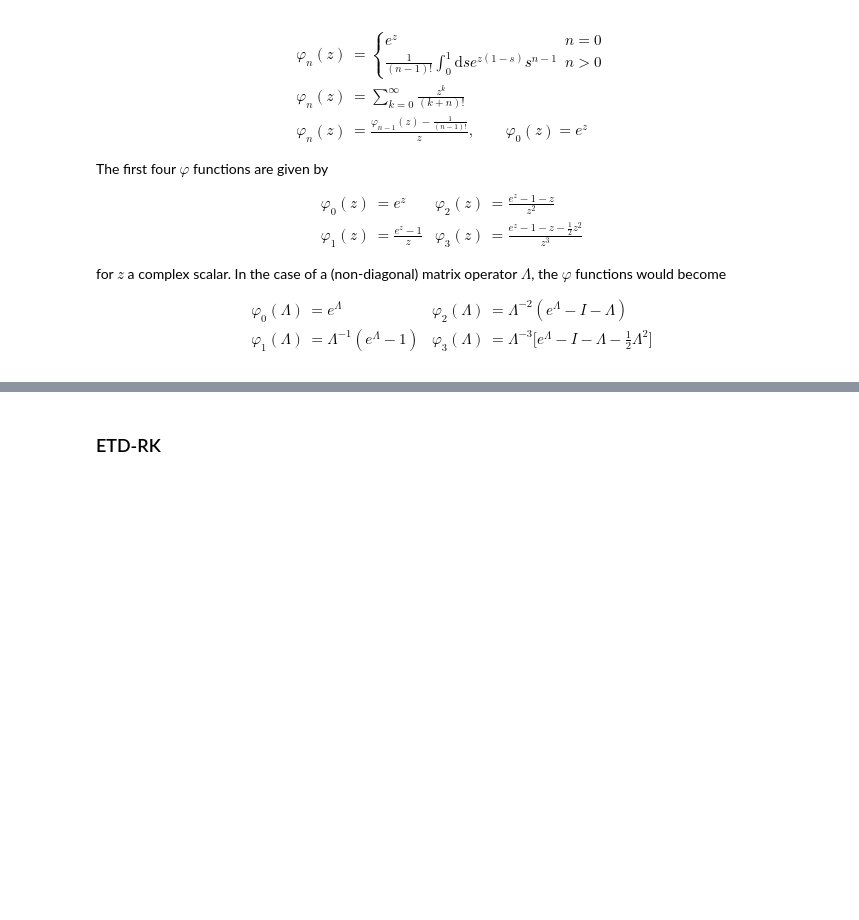
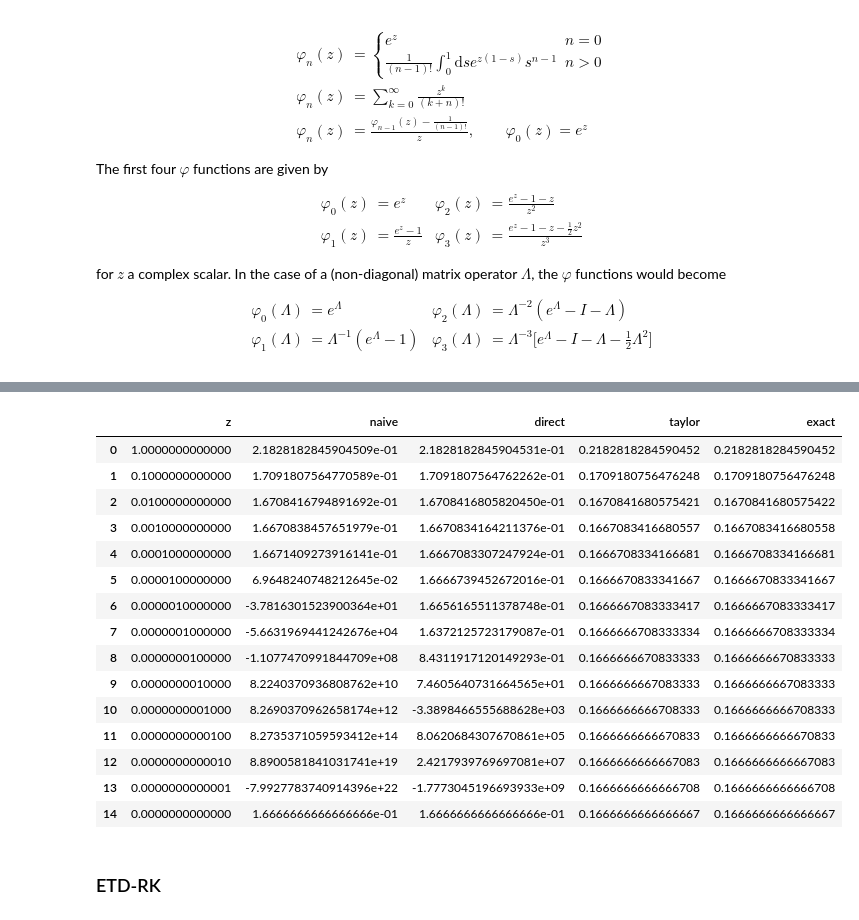
Before and after one commit to johnjmolina/MLKyoto, a Jupyter notebook: _notebooks/2020-08-27-Gaussian-Processes-Applications-Hidden-Physics-Models.ipynb, the cells around one changed output, grey strips where cells are left out. Saved outputs shown, nothing was run; the diff lists cells and outputs as text; code cells hidden in the pictures; blank space fills up the shorter version.

```diff
--- a/_notebooks/2020-08-27-Gaussian-Processes-Applications-Hidden-Physics-Models.ipynb
+++ b/_notebooks/2020-08-27-Gaussian-Processes-Applications-Hidden-Physics-Models.ipynb
@@ -116,3 +242,23 @@ operator $\Lambda$, the $\varphi$ functions would become
+# %%
+pd.set_option("display.precision", 16)
+phivals['3']
+# %% [output]
+|  | z | naive | direct | taylor | exact |
+| 0 | 1.0000000000000 | 2.1828182845904509e-01 | 2.1828182845904531e-01 | 0.2182818284590452 | 0.2182818284590452 |
+| 1 | 0.1000000000000 | 1.7091807564770589e-01 | 1.7091807564762262e-01 | 0.1709180756476248 | 0.1709180756476248 |
+| 2 | 0.0100000000000 | 1.6708416794891692e-01 | 1.6708416805820450e-01 | 0.1670841680575421 | 0.1670841680575422 |
+| 3 | 0.0010000000000 | 1.6670838457651979e-01 | 1.6670834164211376e-01 | 0.1667083416680557 | 0.1667083416680558 |
+| 4 | 0.0001000000000 | 1.6671409273916141e-01 | 1.6667083307247924e-01 | 0.1666708334166681 | 0.1666708334166681 |
+| 5 | 0.0000100000000 | 6.9648240748212645e-02 | 1.6666739452672016e-01 | 0.1666670833341667 | 0.1666670833341667 |
+| 6 | 0.0000010000000 | -3.7816301523900364e+01 | 1.6656165511378748e-01 | 0.1666667083333417 | 0.1666667083333417 |
+| 7 | 0.0000001000000 | -5.6631969441242676e+04 | 1.6372125723179087e-01 | 0.1666666708333334 | 0.1666666708333334 |
+| 8 | 0.0000000100000 | -1.1077470991844709e+08 | 8.4311917120149293e-01 | 0.1666666670833333 | 0.1666666670833333 |
+| 9 | 0.0000000010000 | 8.2240370936808762e+10 | 7.4605640731664565e+01 | 0.1666666667083333 | 0.1666666667083333 |
+| 10 | 0.0000000001000 | 8.2690370962658174e+12 | -3.3898466555688628e+03 | 0.1666666666708333 | 0.1666666666708333 |
+| 11 | 0.0000000000100 | 8.2735371059593412e+14 | 8.0620684307670861e+05 | 0.1666666666670833 | 0.1666666666670833 |
+| 12 | 0.0000000000010 | 8.8900581841031741e+19 | 2.4217939769697081e+07 | 0.1666666666667083 | 0.1666666666667083 |
+| 13 | 0.0000000000001 | -7.9927783740914396e+22 | -1.7773045196693933e+09 | 0.1666666666666708 | 0.1666666666666708 |
+| 14 | 0.0000000000000 | 1.6666666666666666e-01 | 1.6666666666666666e-01 | 0.1666666666666667 | 0.1666666666666667 |
 # %% [markdown]
 ### ETD-RK
 # %% [markdown]
```
Also changed, not shown: parts of 6 cells of this notebook.
